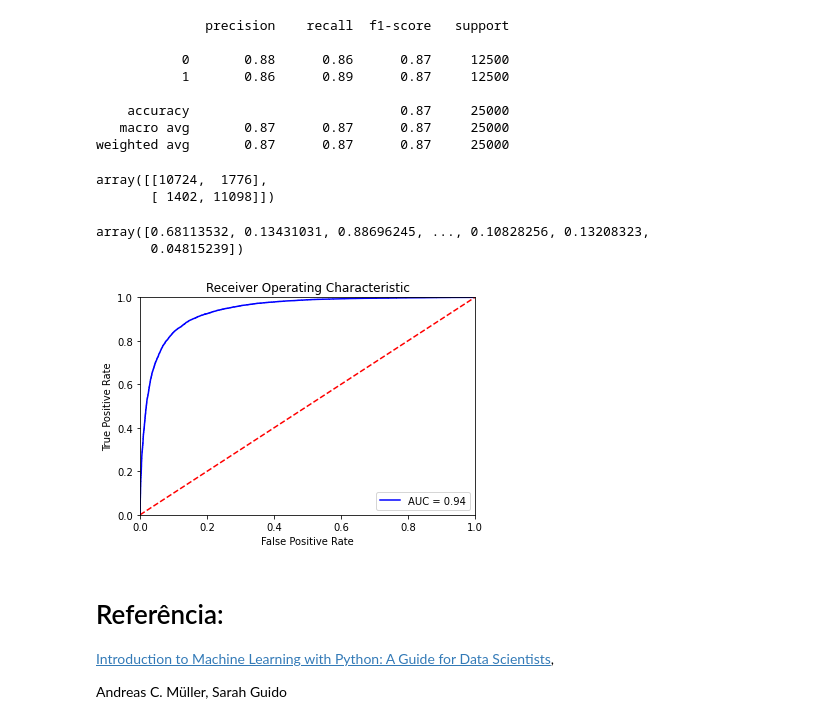
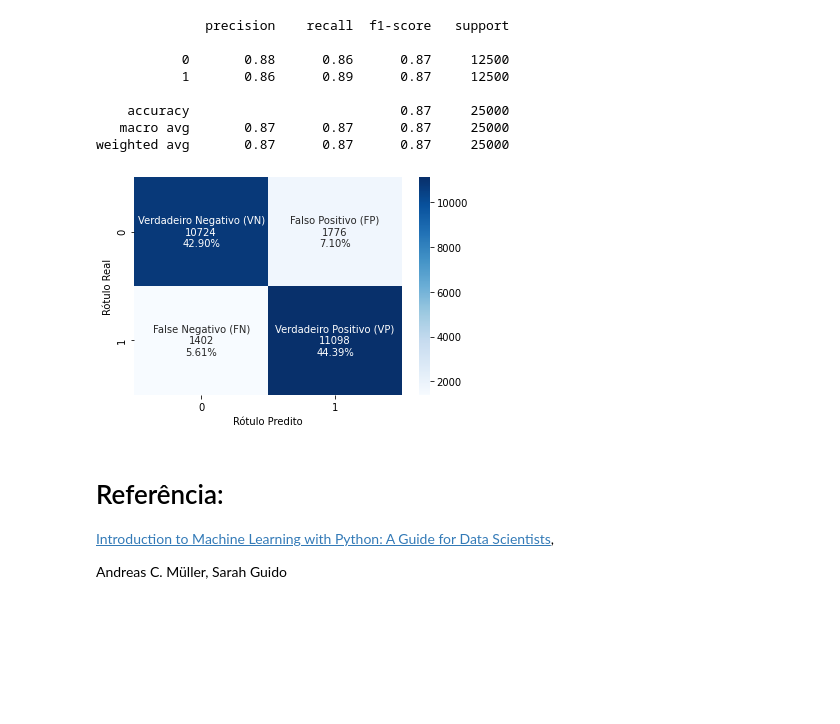
Before and after one commit to beatrizalbiero/NLPNeuronWorkshop, a Jupyter notebook: IMDB_Analise_de_Sentimento.ipynb, the cells around one changed output. Drawn from its saved outputs; the diff is of its cells as text; code cells hidden in the pictures; blank space fills up the shorter version.

```diff
--- a/IMDB_Analise_de_Sentimento.ipynb
+++ b/IMDB_Analise_de_Sentimento.ipynb
@@ -249,12 +335,12 @@ A função de TfidfVectorizer do scikit já possui algumas limpezas implementada
 
 Também é possível passar uma lista de stop words para ela remover!
 # %%
-pipe = make_pipeline(TfidfVectorizer(min_df=5, norm=None),
+pipe = make_pipeline(TfidfVectorizer(min_df=5),
                      LogisticRegression(penalty='l1', solver='liblinear'))
 # %%
  param_grid = {'logisticregression__C': [0.001, 0.01],#, 0.1, 1, 10]}
                'logisticregression__random_state': [0]}
 # %%
-grid = GridSearchCV(pipe, param_grid, cv=5)
+grid = GridSearchCV(pipe, param_grid, scoring='neg_log_loss', cv=3)
 grid.fit(text_train, y_train)
 # %% [output]
@@ -336,30 +433,22 @@ print(classification_report(y_test, predictions))
    macro avg       0.87      0.87      0.87     25000
 weighted avg       0.87      0.87      0.87     25000
 # %%
-confusion_matrix(y_test, predictions)
+cf_matrix = confusion_matrix(y_test, predictions)
-# %% [output]
-array([[10724,  1776],
-       [ 1402, 11098]])
-# %%
-predict_probas[:,1]
-# %% [output]
-array([0.68113532, 0.13431031, 0.88696245, ..., 0.10828256, 0.13208323,
-       0.04815239])
-# %%
-fpr, tpr, threshold = roc_curve(y_test, predict_probas[:,1])
-roc_auc = auc(fpr, tpr)
-
-plt.title('Receiver Operating Characteristic')
-plt.plot(fpr, tpr, 'b', label = 'AUC = %0.2f' % roc_auc)
-plt.legend(loc = 'lower right')
-plt.plot([0, 1], [0, 1],'r--')
-plt.xlim([0, 1])
-plt.ylim([0, 1])
-plt.ylabel('True Positive Rate')
-plt.xlabel('False Positive Rate')
-plt.show()
-# %% [output]
-[figure, removed]
+# %%
+group_names = ['Verdadeiro Negativo (VN)','Falso Positivo (FP)','False Negativo (FN)','Verdadeiro Positivo (VP)']
+group_counts = ['{0:0.0f}'.format(value) for value in
+                cf_matrix.flatten()]
+group_percentages = ['{0:.2%}'.format(value) for value in
+                     cf_matrix.flatten()/np.sum(cf_matrix)]
+labels = [f'{v1}\n{v2}\n{v3}' for v1, v2, v3 in
+          zip(group_names,group_counts,group_percentages)]
+labels = np.asarray(labels).reshape(2,2)
+sns.heatmap(cf_matrix, annot=labels, fmt='', cmap='Blues')
+plt.xlabel("Rótulo Predito")
+plt.ylabel("Rótulo Real")
+plt.show()
+# %% [output]
+[figure, added]
 # %% [markdown]
 # Referência:
 
```
Also changed, not shown: parts of 57 cells of this notebook.
